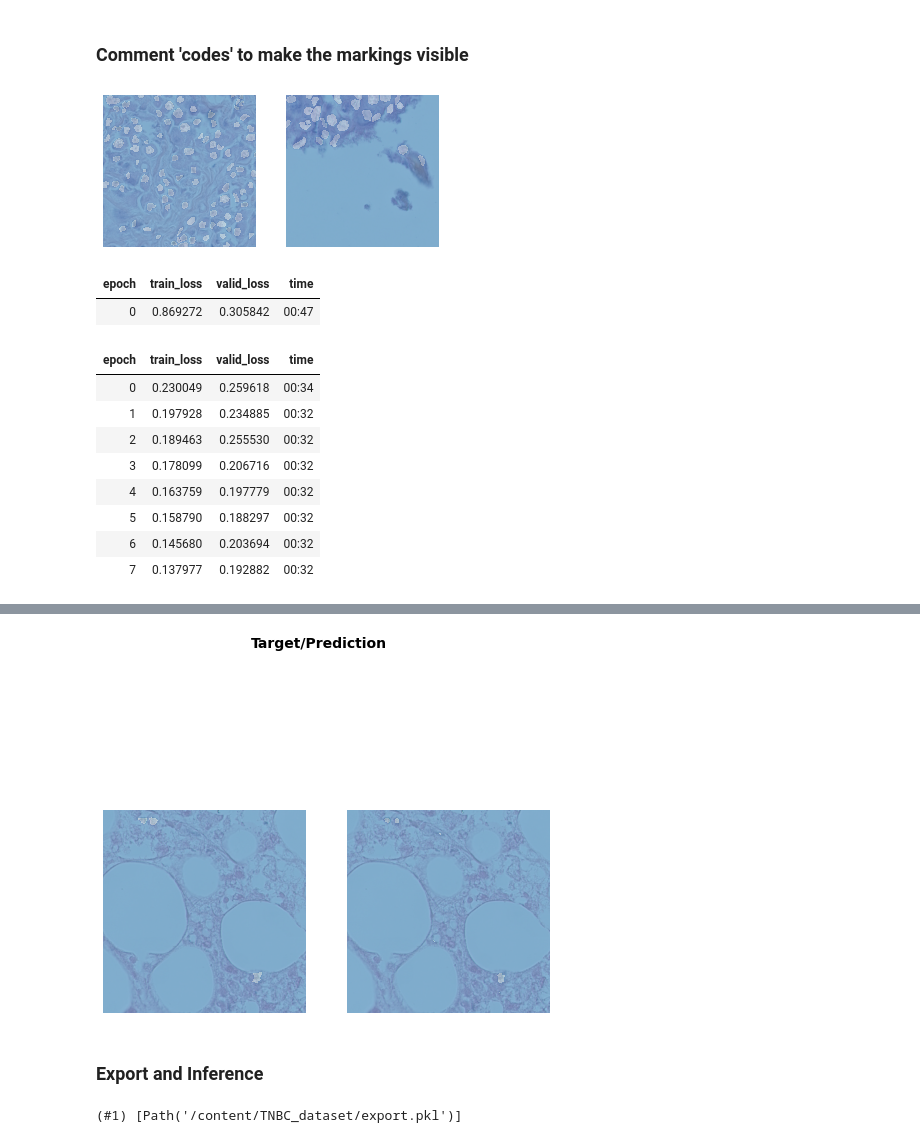
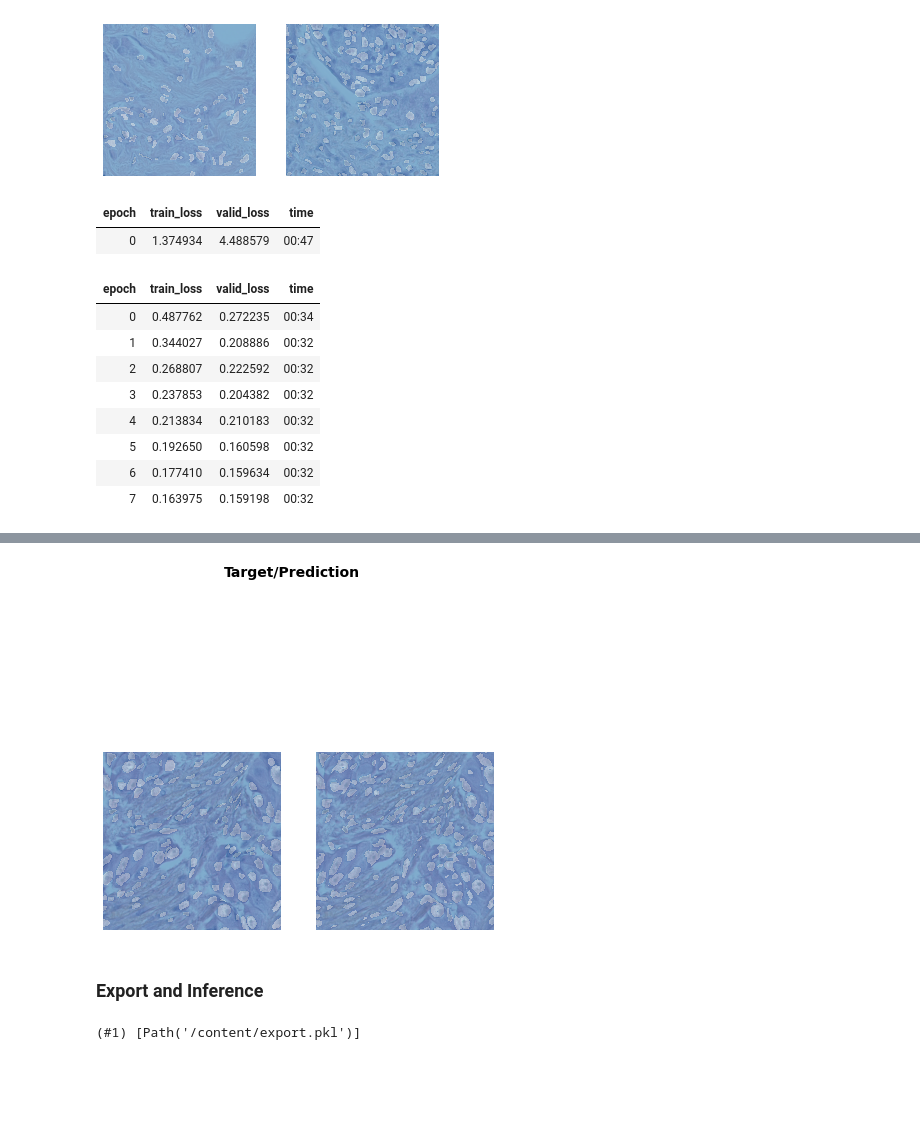
Before and after one commit to sheikmohdimran/Experiments_2020, a Jupyter notebook: Vision/FastAI2_Segmentation.ipynb, the cells around one changed output, grey strips where cells are left out. Saved outputs shown, nothing was run; the diff lists cells and outputs as text; code cells hidden in the pictures; blank space fills up the shorter version.

```diff
--- a/Vision/FastAI2_Segmentation.ipynb
+++ b/Vision/FastAI2_Segmentation.ipynb
@@ -33,5 +27,5 @@ def change_image( infilename ) :
 from fastai2.vision.all import *
 from pathlib import Path
 # %%
-path = Path('./TNBC_dataset/')
+path = Path('./')
 fnames = get_image_files(path/"images")
@@ -60,4 +32,2 @@ list(map(change_image, (path/"masks").glob('**/*.png')))
 # %%
 def label_func(fn): return path/"masks"/f"{fn.stem}{fn.suffix}"
-# %% [markdown]
-### Comment 'codes' to make the markings visible
@@ -68,5 +34,17 @@ dls = SegmentationDataLoaders.from_label_func(
+# %%
+batch_tfms = [IntToFloatTensor(div_mask=255), Normalize.from_stats(*imagenet_stats)]
+item_tfms = [ToTensor, RandomResizedCrop(224, min_scale=0.35)]
+
+binary = DataBlock(blocks=(ImageBlock, MaskBlock),
+                   get_items=get_image_files,
+                   splitter=RandomSplitter(),
+                   get_y=label_func,
+                   #item_tfms=item_tfms,
+                   batch_tfms=batch_tfms)
+# %%
+dls = binary.dataloaders('images', bs=2)
 # %%
-dls.show_batch(max_n=4)
+dls.show_batch(max_n=4)#cmap='Blues', vmin=0, vmax=1)
 # %% [output]
-[figure, old version]
+[figure, new version]
 # %%
@@ -75,30 +53,30 @@ learn = unet_learner(dls, xresnet50, n_out=2)
 learn.fine_tune(8)
 # %% [output]
 | epoch | train_loss | valid_loss | time |
-| 0 | 0.869272 | 0.305842 | 00:47 |
+| 0 | 1.374934 | 4.488579 | 00:47 |
 | epoch | train_loss | valid_loss | time |
-| 0 | 0.230049 | 0.259618 | 00:34 |
-| 1 | 0.197928 | 0.234885 | 00:32 |
-| 2 | 0.189463 | 0.255530 | 00:32 |
-| 3 | 0.178099 | 0.206716 | 00:32 |
-| 4 | 0.163759 | 0.197779 | 00:32 |
-| 5 | 0.158790 | 0.188297 | 00:32 |
-| 6 | 0.145680 | 0.203694 | 00:32 |
-| 7 | 0.137977 | 0.192882 | 00:32 |
+| 0 | 0.487762 | 0.272235 | 00:34 |
+| 1 | 0.344027 | 0.208886 | 00:32 |
+| 2 | 0.268807 | 0.222592 | 00:32 |
+| 3 | 0.237853 | 0.204382 | 00:32 |
+| 4 | 0.213834 | 0.210183 | 00:32 |
+| 5 | 0.192650 | 0.160598 | 00:32 |
+| 6 | 0.177410 | 0.159634 | 00:32 |
+| 7 | 0.163975 | 0.159198 | 00:32 |
 # %%
-learn.show_results(max_n=12, figsize=(8,8))
+learn.show_results(max_n=4, figsize=(7,8))
 # %% [output]
 [interactive output not drawn]
-[figure, old version]
+[figure, new version]
 # %% [markdown]
 ### Export and Inference
 # %%
 learn.export()
 # %%
-path = Path('/content/TNBC_dataset/')
+path = Path('/content/')
 path.ls(file_exts='.pkl')
 # %% [output]
-(#1) [Path('/content/TNBC_dataset/export.pkl')]
+(#1) [Path('/content/export.pkl')]
 # %%
 learn_inf = load_learner(path/'export.pkl')
 # %%
```
Also changed, not shown: parts of 14 cells of this notebook.
